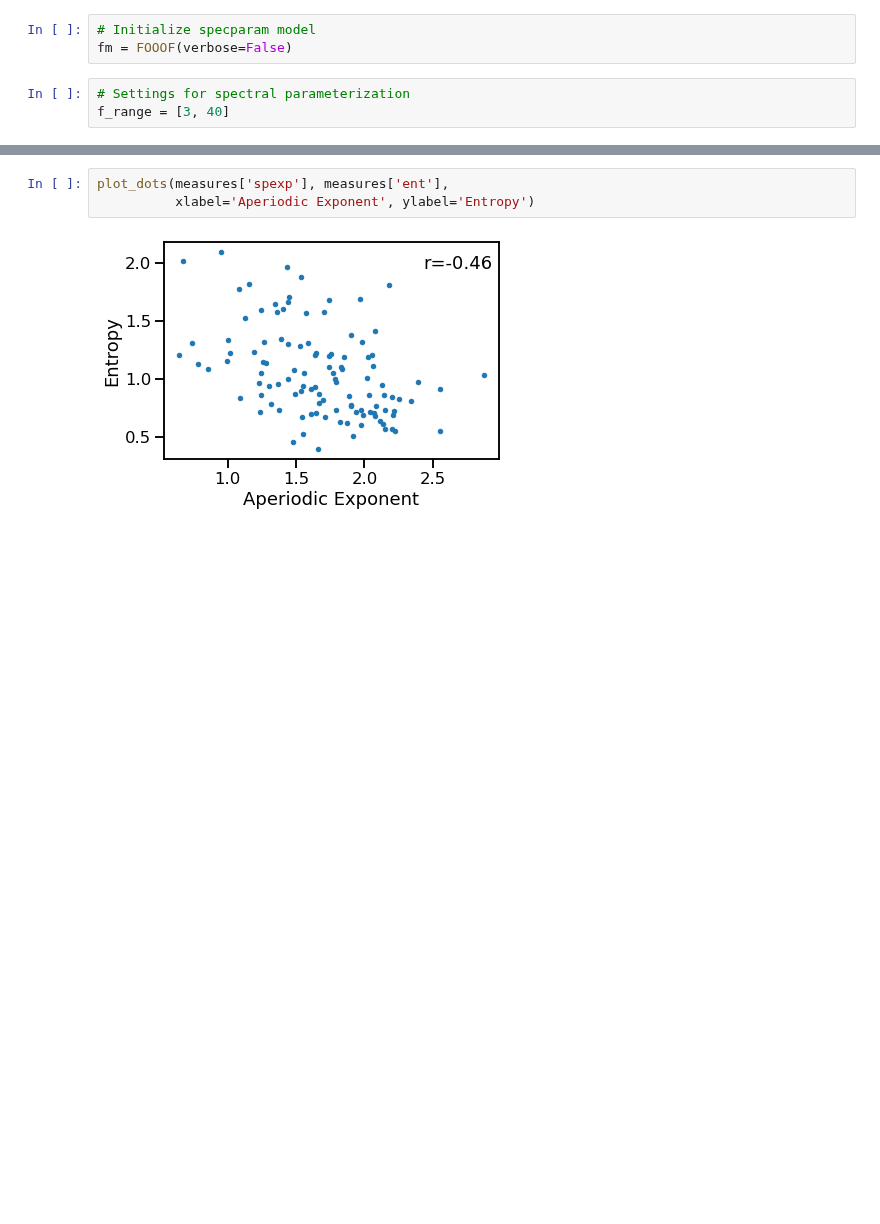
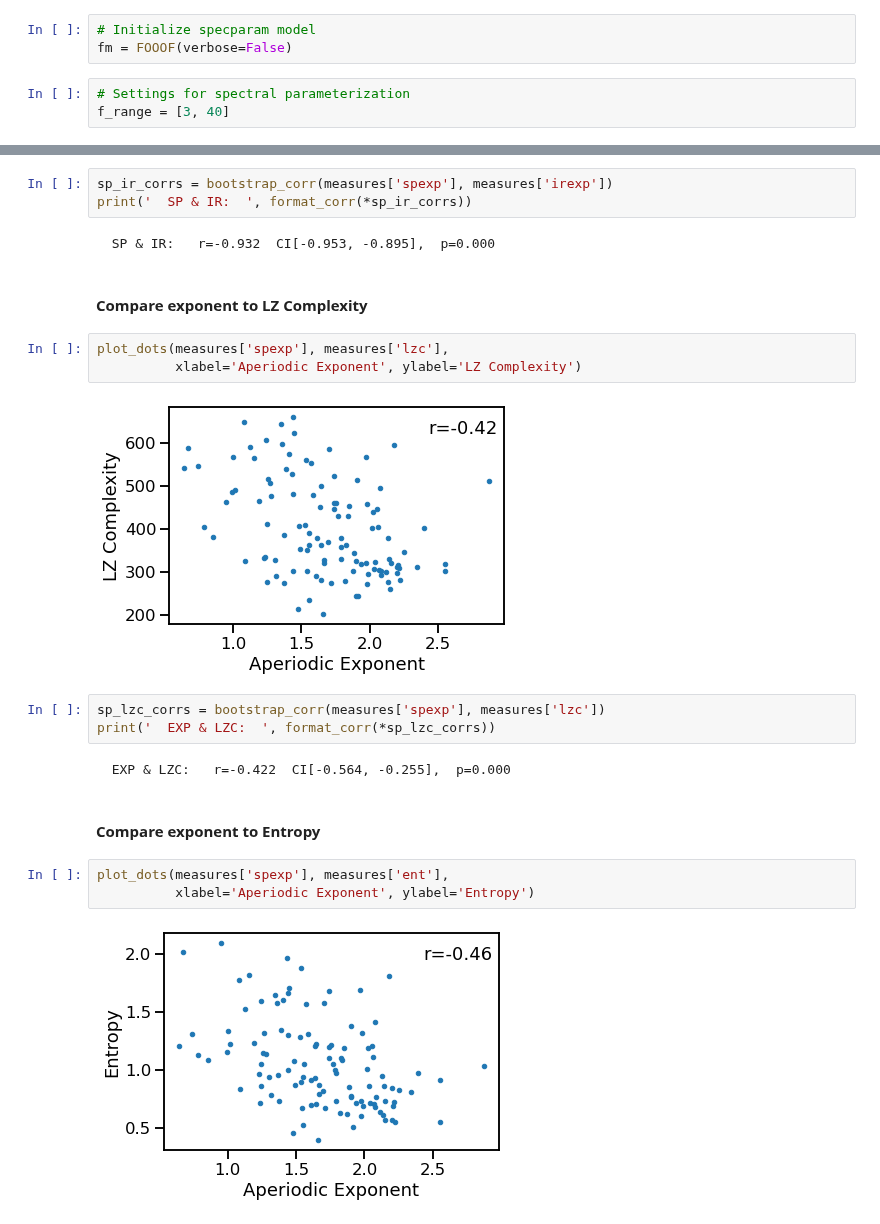
Before and after one commit to AperiodicMethods/AperiodicMethods, a Jupyter notebook: notebooks/32-DevelopmentalEEGData.ipynb, the cells around one changed output, grey strips where cells are left out. Drawn from its saved outputs; the diff is of its cells as text; blank space fills up the shorter version.

```diff
--- a/notebooks/32-DevelopmentalEEGData.ipynb
+++ b/notebooks/32-DevelopmentalEEGData.ipynb
@@ -102,3 +113,22 @@ for sig in data:
+# %%
+sp_ir_corrs = bootstrap_corr(measures['spexp'], measures['irexp'])
+print('  SP & IR:  ', format_corr(*sp_ir_corrs))
+# %% [output]
+  SP & IR:   r=-0.932  CI[-0.953, -0.895],  p=0.000
+# %% [markdown]
+#### Compare exponent to LZ Complexity
+# %%
+plot_dots(measures['spexp'], measures['lzc'],
+          xlabel='Aperiodic Exponent', ylabel='LZ Complexity')
+# %% [output]
+[figure, added]
+# %%
+sp_lzc_corrs = bootstrap_corr(measures['spexp'], measures['lzc'])
+print('  EXP & LZC:  ', format_corr(*sp_lzc_corrs))
+# %% [output]
+  EXP & LZC:   r=-0.422  CI[-0.564, -0.255],  p=0.000
+# %% [markdown]
+#### Compare exponent to Entropy
 # %%
 plot_dots(measures['spexp'], measures['ent'],
           xlabel='Aperiodic Exponent', ylabel='Entropy')
```
Also changed, not shown: parts of 29 cells of this notebook, 2 other files.
